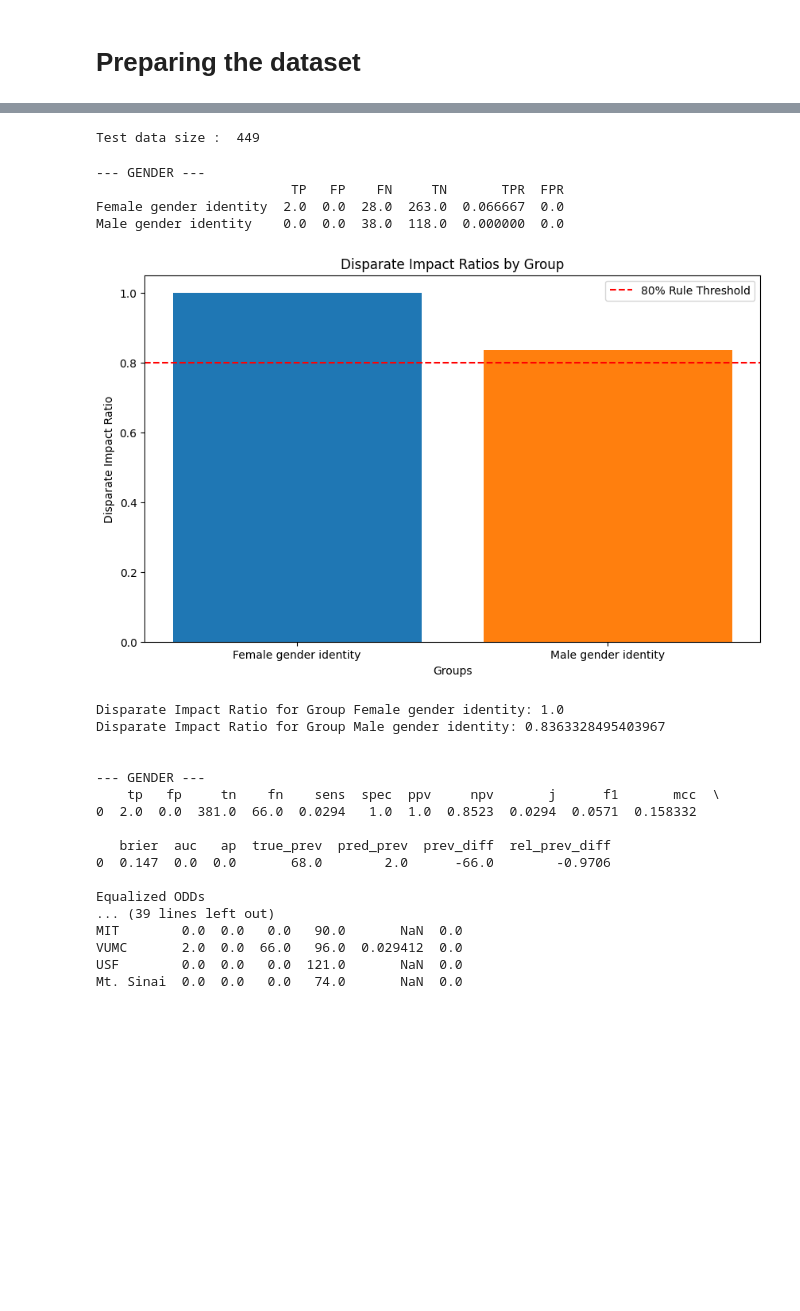
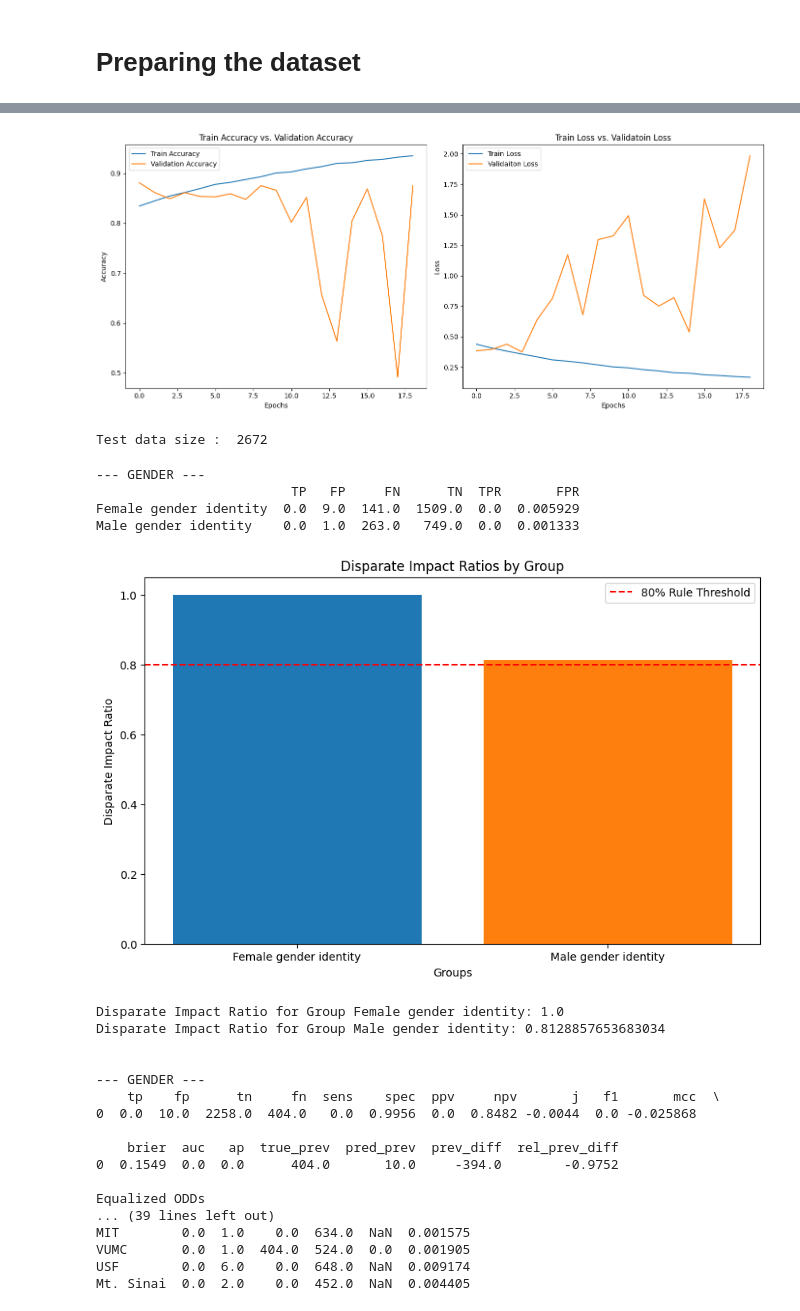
Before and after one commit to ahmedshahabaz/Team-2_VoiceAI, a Jupyter notebook: visualization/step2_visualize_NN_models_metrics_SPECGRAM.ipynb, the cells around one changed output, grey strips where cells are left out. Drawn from its saved outputs; the diff is of its cells as text; code cells hidden in the pictures; blank space fills up the shorter version.

```diff
--- a/visualization/step2_visualize_NN_models_metrics_SPECGRAM.ipynb
+++ b/visualization/step2_visualize_NN_models_metrics_SPECGRAM.ipynb
@@ -104,29 +155,33 @@ def visulize_metrics_NN(model_to_test_, best_model_weight_,spec_gram_=False, dat
 # %%
-model_to_test = 'test_5'
-best_model_weight = 'best_model_epoch_66.pth'
 
-visulize_metrics_NN(model_to_test, best_model_weight,spec_gram_=False)
+model_to_test = 'test_resnet18'
+best_model_weight = 'best_model_epoch_3.pth'
+from torchvision.models import resnet18
+model = resnet18("IMAGENET1K_V1")
+model.fc = nn.Linear(512*1*1, 1)
+visulize_metrics_NN(model_to_test, best_model_weight,model)
 # %% [output]
+[figure, new version]
-Test data size :  449
+Test data size :  2672
 --- GENDER ---
-                         TP   FP    FN     TN       TPR  FPR
-Female gender identity  2.0  0.0  28.0  263.0  0.066667  0.0
-Male gender identity    0.0  0.0  38.0  118.0  0.000000  0.0
+                         TP   FP     FN      TN  TPR       FPR
+Female gender identity  0.0  9.0  141.0  1509.0  0.0  0.005929
+Male gender identity    0.0  1.0  263.0   749.0  0.0  0.001333
-[figure, old version]
+[figure, new version]
 Disparate Impact Ratio for Group Female gender identity: 1.0
-Disparate Impact Ratio for Group Male gender identity: 0.8363328495403967
+Disparate Impact Ratio for Group Male gender identity: 0.8128857653683034
 
 
 --- GENDER ---
-    tp   fp     tn    fn    sens  spec  ppv     npv       j      f1       mcc  \
-0  2.0  0.0  381.0  66.0  0.0294   1.0  1.0  0.8523  0.0294  0.0571  0.158332
+    tp    fp      tn     fn  sens    spec  ppv     npv       j   f1       mcc  \
+0  0.0  10.0  2258.0  404.0   0.0  0.9956  0.0  0.8482 -0.0044  0.0 -0.025868
 
-   brier  auc   ap  true_prev  pred_prev  prev_diff  rel_prev_diff
-0  0.147  0.0  0.0       68.0        2.0      -66.0        -0.9706
+    brier  auc   ap  true_prev  pred_prev  prev_diff  rel_prev_diff
+0  0.1549  0.0  0.0      404.0       10.0     -394.0        -0.9752
 
 Equalized ODDs
 ... (39 lines left out)
-MIT        0.0  0.0   0.0   90.0       NaN  0.0
-VUMC       2.0  0.0  66.0   96.0  0.029412  0.0
-USF        0.0  0.0   0.0  121.0       NaN  0.0
-Mt. Sinai  0.0  0.0   0.0   74.0       NaN  0.0
+MIT        0.0  1.0    0.0  634.0  NaN  0.001575
+VUMC       0.0  1.0  404.0  524.0  0.0  0.001905
+USF        0.0  6.0    0.0  648.0  NaN  0.009174
+Mt. Sinai  0.0  2.0    0.0  452.0  NaN  0.004405
```
Also changed, not shown: parts of 5 cells of this notebook.
